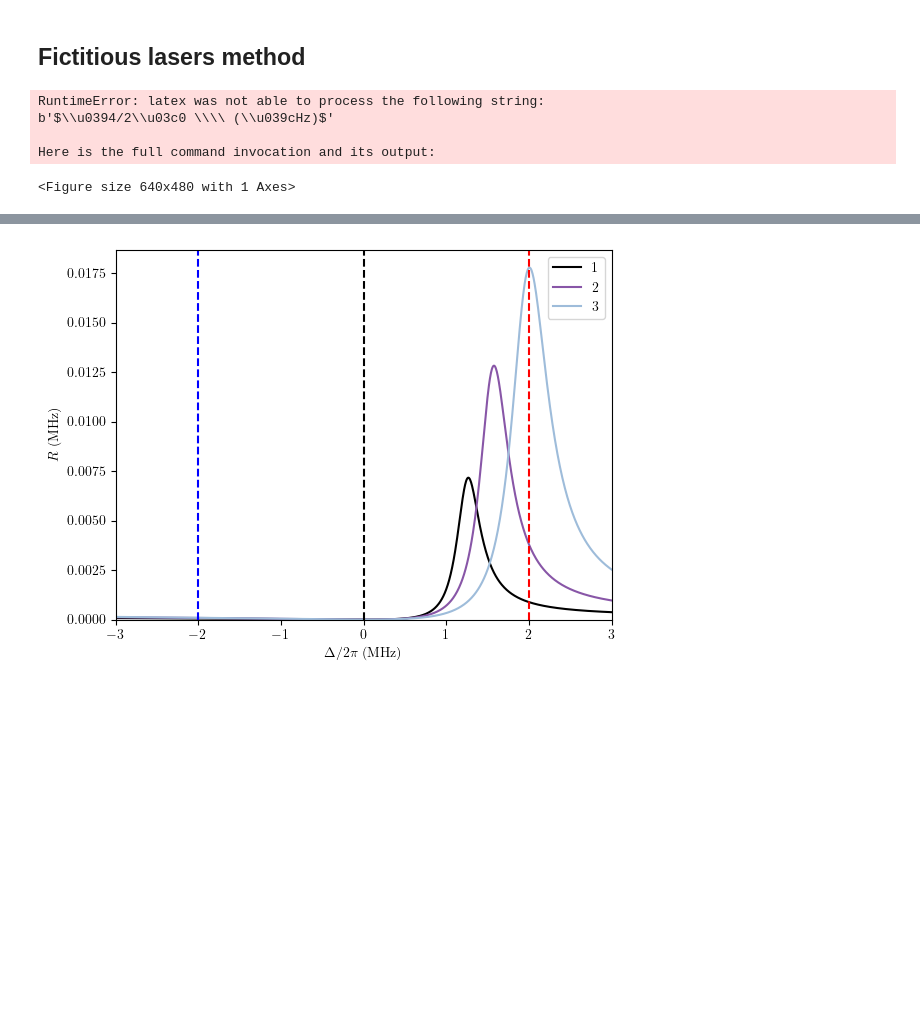
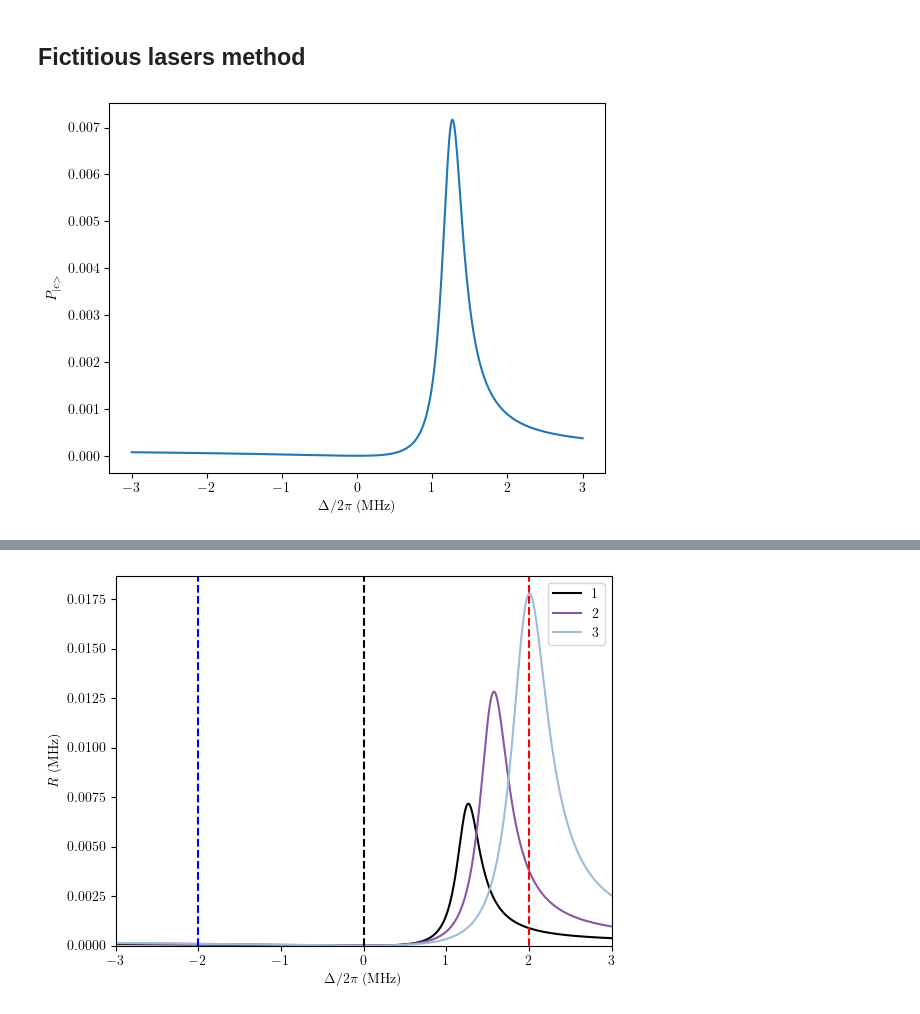
Before and after one commit to katyafouka/multi_eit, a Jupyter notebook: single_EIT/single_eit_abs_plots.ipynb, the cells around one changed output, grey strips where cells are left out. Drawn from its saved outputs; the diff is of its cells as text; code cells hidden in the pictures; blank space fills up the shorter version.

```diff
--- a/single_EIT/single_eit_abs_plots.ipynb
+++ b/single_EIT/single_eit_abs_plots.ipynb
@@ -340,22 +340,18 @@ for delta in tqdm(np.linspace(Dmin_,Dmax_,nn_)):
 # %%
 plt.figure()
 #plt.plot(np.linspace(-10*GammaJgJe,20*GammaJgJe,200),pope1)
 plt.plot(np.linspace(Dmin_,Dmax_,nn_),abs1)
 #plt.plot(np.linspace(Dmin_,Dmax_,nn_),pop_es32pi)
 plt.ylabel('$P_{|e>}$')
-plt.xlabel('$Δ/2π \ (ΜHz)$')
+plt.xlabel('$\Delta/2\pi$ (MHz)')
 #plt.ylim(0)
 
 #plt.xlim(18,28)
 
 #plt.savefig("Lu_eit_e_pi.png",bbox_inches = "tight")
 plt.show()
 # %% [output]
-RuntimeError: latex was not able to process the following string:
-b'$\\u0394/2\\u03c0 \\\\ (\\u039cHz)$'
-
-Here is the full command invocation and its output:
-<Figure size 640x480 with 1 Axes>
+[figure, added]
 # %%
 #parameters G.Morigi PRL (MHz)
 eta = 0.01
```
Also changed, not shown: parts of 2 cells of this notebook.
